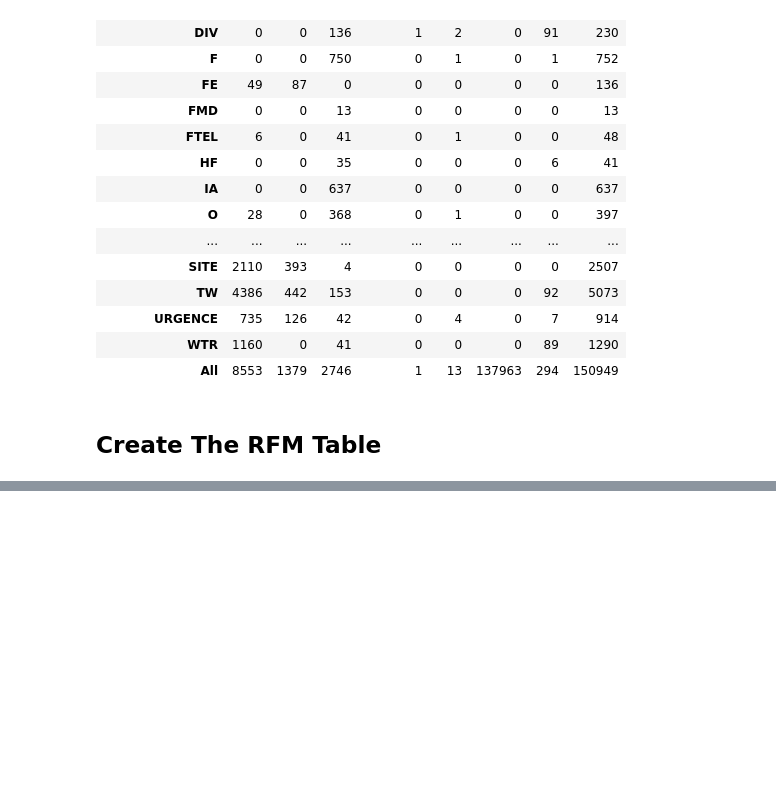
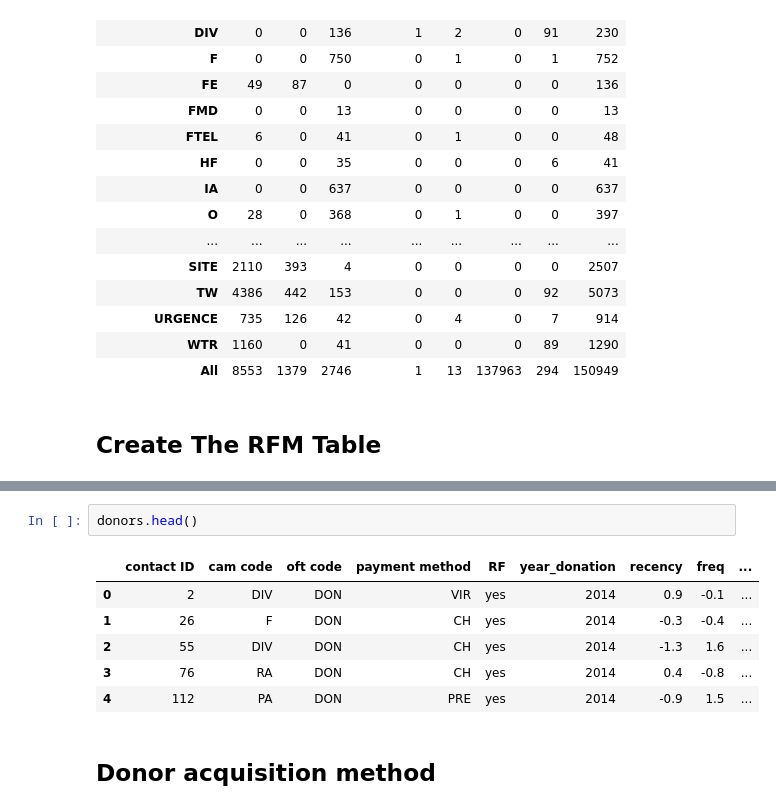
Before and after one commit to Asrorbek-Orzikulov/donations, a Jupyter notebook: donations.ipynb, the cells around one changed output, grey strips where cells are left out. Saved outputs shown, nothing was run; the diff lists cells and outputs as text; blank space fills up the shorter version.

```diff
--- a/donations.ipynb
+++ b/donations.ipynb
@@ -442,0 +550,11 @@ donors.monetary_value.hist()
+# %%
+donors.head()
+# %% [output]
+|  | contact ID | cam code | oft code | payment method | RF | year_donation | recency | freq | ... |
+| 0 | 2 | DIV | DON | VIR | yes | 2014 | 0.9 | -0.1 | ... |
+| 1 | 26 | F | DON | CH | yes | 2014 | -0.3 | -0.4 | ... |
+| 2 | 55 | DIV | DON | CH | yes | 2014 | -1.3 | 1.6 | ... |
+| 3 | 76 | RA | DON | CH | yes | 2014 | 0.4 | -0.8 | ... |
+| 4 | 112 | PA | DON | PRE | yes | 2014 | -0.9 | 1.5 | ... |
+# %% [markdown]
+## Donor acquisition method
```
Also changed, not shown: parts of 43 cells of this notebook, 1 other file.
